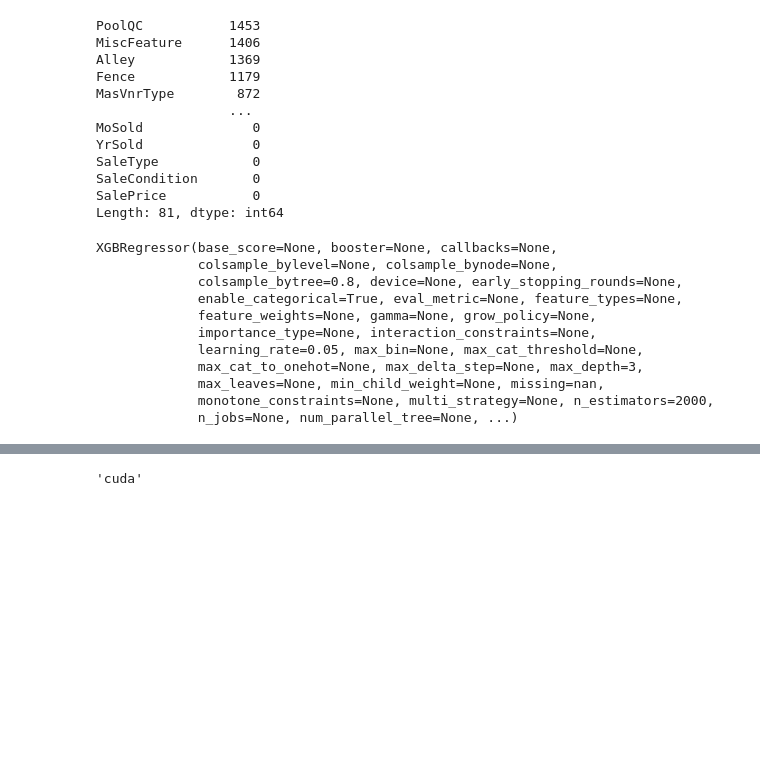
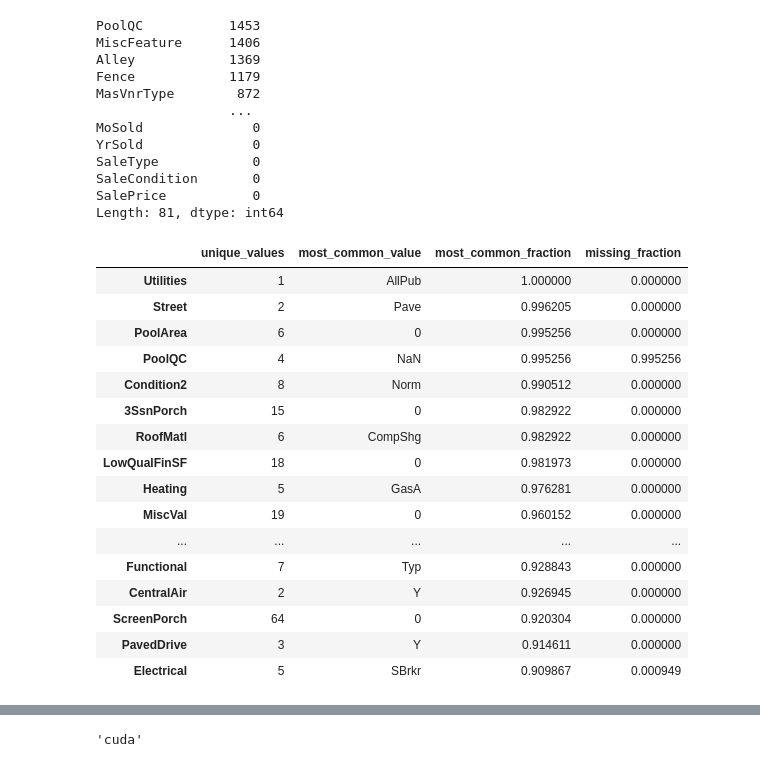
Before and after one commit to 03axdov/Kaggle-Competitions, a Jupyter notebook: Housing/main.ipynb, the cells around one changed output, grey strips where cells are left out. Cells and saved outputs as stored; diff of their text form; code cells hidden in the pictures; blank space fills up the shorter version.

```diff
--- a/Housing/main.ipynb
+++ b/Housing/main.ipynb
@@ -111,28 +111,34 @@ from sklearn.model_selection import train_test_split
 
 X_temp, X_test, y_temp, y_test = train_test_split(X, y, test_size=0.15, random_state=42)
 X_train, X_val, y_train, y_val = train_test_split(X_temp, y_temp, test_size=0.15, random_state=42)
-# %%
-import xgboost as xgb
-
-xgb_model = xgb.XGBRegressor(
-    n_estimators=2000,
-    learning_rate=0.05,
-    max_depth=3,
-    subsample=0.8,
-    colsample_bytree=0.8,
-    objective="reg:squarederror",
-    tree_method="hist",
-)
-xgb_model
-# %% [output]
-XGBRegressor(base_score=None, booster=None, callbacks=None,
-             colsample_bylevel=None, colsample_bynode=None,
-             colsample_bytree=0.8, device=None, early_stopping_rounds=None,
-             enable_categorical=True, eval_metric=None, feature_types=None,
-             feature_weights=None, gamma=None, grow_policy=None,
-             importance_type=None, interaction_constraints=None,
-             learning_rate=0.05, max_bin=None, max_cat_threshold=None,
-             max_cat_to_onehot=None, max_delta_step=None, max_depth=3,
-             max_leaves=None, min_child_weight=None, missing=nan,
-             monotone_constraints=None, multi_strategy=None, n_estimators=2000,
-             n_jobs=None, num_parallel_tree=None, ...)
+# %%
+summary = pd.DataFrame({
+    "unique_values": X_train.nunique(dropna=False),
+    "most_common_value": X_train.apply(
+        lambda col: col.value_counts(dropna=False).index[0]
+    ),
+    "most_common_fraction": X_train.apply(
+        lambda col: col.value_counts(dropna=False, normalize=True).iloc[0]
+    ),
+    "missing_fraction": X_train.isna().mean()
+}).sort_values("most_common_fraction", ascending=False)
+
+summary.head(20)
+# %% [output]
+|  | unique_values | most_common_value | most_common_fraction | missing_fraction |
+| Utilities | 1 | AllPub | 1.000000 | 0.000000 |
+| Street | 2 | Pave | 0.996205 | 0.000000 |
+| PoolArea | 6 | 0 | 0.995256 | 0.000000 |
+| PoolQC | 4 | NaN | 0.995256 | 0.995256 |
+| Condition2 | 8 | Norm | 0.990512 | 0.000000 |
+| 3SsnPorch | 15 | 0 | 0.982922 | 0.000000 |
+| RoofMatl | 6 | CompShg | 0.982922 | 0.000000 |
+| LowQualFinSF | 18 | 0 | 0.981973 | 0.000000 |
+| Heating | 5 | GasA | 0.976281 | 0.000000 |
+| MiscVal | 19 | 0 | 0.960152 | 0.000000 |
+| ... | ... | ... | ... | ... |
+| Functional | 7 | Typ | 0.928843 | 0.000000 |
+| CentralAir | 2 | Y | 0.926945 | 0.000000 |
+| ScreenPorch | 64 | 0 | 0.920304 | 0.000000 |
+| PavedDrive | 3 | Y | 0.914611 | 0.000000 |
+| Electrical | 5 | SBrkr | 0.909867 | 0.000949 |
```
Also changed, not shown: parts of 8 cells of this notebook.
